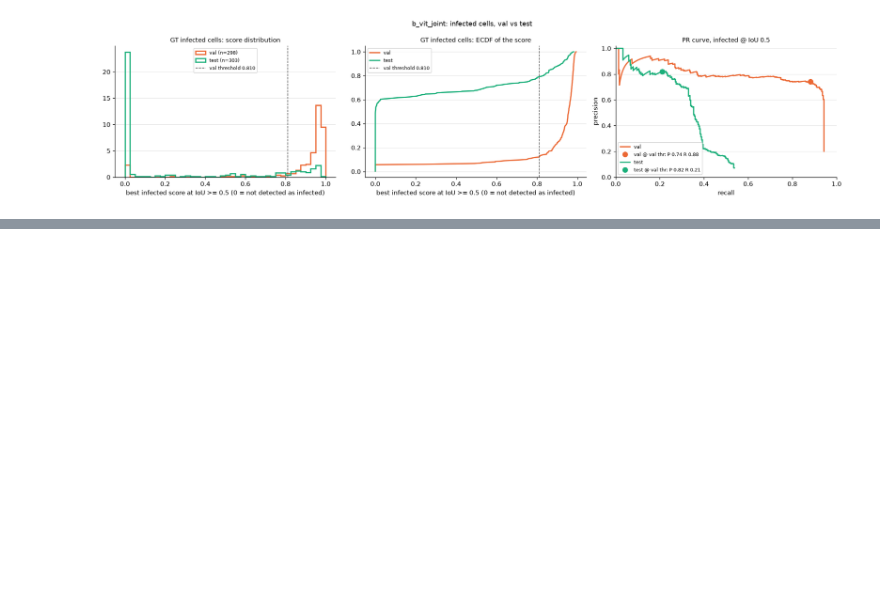
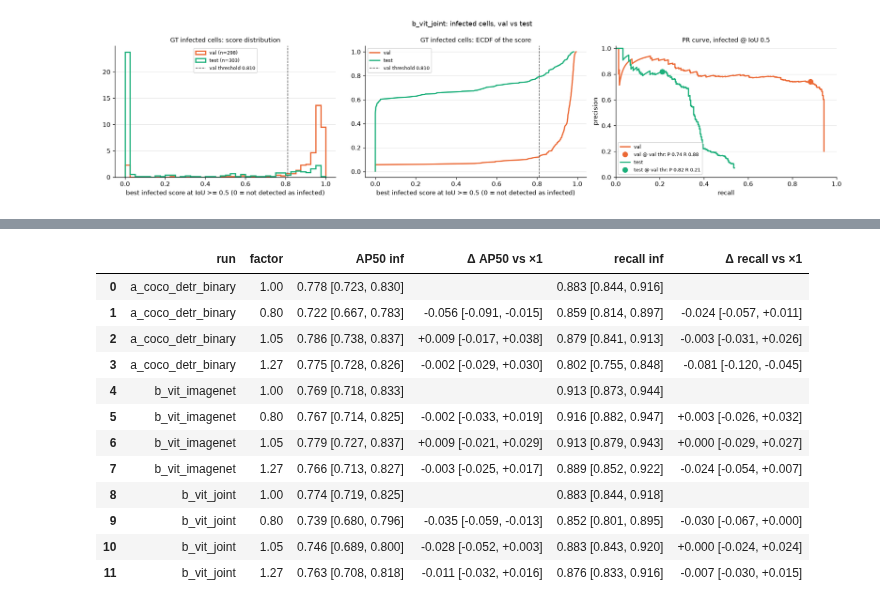
Before and after one commit to Daito6/malaria-ssl-detr, a Jupyter notebook: notebooks/04_detr_ssl.ipynb, the cells around one changed output, grey strips where cells are left out. Saved outputs shown, nothing was run; the diff lists cells and outputs as text; code cells hidden in the pictures; blank space fills up the shorter version.

```diff
--- a/notebooks/04_detr_ssl.ipynb
+++ b/notebooks/04_detr_ssl.ipynb
@@ -130,0 +178,8 @@ b_vit_joint
+# %%
+pv = pd.read_csv(T / 'phase4_probe_val_test.csv')
+def f3(r, k):
+    return f"{r[k]:.3f} [{r[k + '_lo']:.3f}, {r[k + '_hi']:.3f}]"
+pd.DataFrame({'encoder': pv['encoder'], 'method': pv['method'],
+              **{f'{sp} {k}': [f3(r, f'{sp}_{k}') for _, r in pv.iterrows()]
+                 for k in ('auprc_infected', 'auroc_infected') for sp in ('val', 'test')},
+              'test macro_f1': [f3(r, 'test_macro_f1') for _, r in pv.iterrows()]})
@@ -130,0 +223,23 @@ b_vit_joint
+# %%
+sc = pd.read_csv(T / 'phase4_scale.csv')
+def fd(r, m):
+    return '' if pd.isna(r[f'd{m}_vs_base']) else f"{r[f'd{m}_vs_base']:+.3f} [{r[f'd{m}_lo']:+.3f}, {r[f'd{m}_hi']:+.3f}]"
+pd.DataFrame({'run': sc['run'], 'factor': sc['factor'],
+              'AP50 inf': [f3(r, 'AP50_infected') for _, r in sc.iterrows()],
+              'Δ AP50 vs ×1': [fd(r, 'AP50') for _, r in sc.iterrows()],
+              'recall inf': [f3(r, 'recall_infected') for _, r in sc.iterrows()],
+              'Δ recall vs ×1': [fd(r, 'recall') for _, r in sc.iterrows()]})
+# %% [output]
+|  | run | factor | AP50 inf | Δ AP50 vs ×1 | recall inf | Δ recall vs ×1 |
+| 0 | a_coco_detr_binary | 1.00 | 0.778 [0.723, 0.830] |  | 0.883 [0.844, 0.916] |  |
+| 1 | a_coco_detr_binary | 0.80 | 0.722 [0.667, 0.783] | -0.056 [-0.091, -0.015] | 0.859 [0.814, 0.897] | -0.024 [-0.057, +0.011] |
+| 2 | a_coco_detr_binary | 1.05 | 0.786 [0.738, 0.837] | +0.009 [-0.017, +0.038] | 0.879 [0.841, 0.913] | -0.003 [-0.031, +0.026] |
+| 3 | a_coco_detr_binary | 1.27 | 0.775 [0.728, 0.826] | -0.002 [-0.029, +0.030] | 0.802 [0.755, 0.848] | -0.081 [-0.120, -0.045] |
+| 4 | b_vit_imagenet | 1.00 | 0.769 [0.718, 0.833] |  | 0.913 [0.873, 0.944] |  |
+| 5 | b_vit_imagenet | 0.80 | 0.767 [0.714, 0.825] | -0.002 [-0.033, +0.019] | 0.916 [0.882, 0.947] | +0.003 [-0.026, +0.032] |
+| 6 | b_vit_imagenet | 1.05 | 0.779 [0.727, 0.837] | +0.009 [-0.021, +0.029] | 0.913 [0.879, 0.943] | +0.000 [-0.029, +0.027] |
+| 7 | b_vit_imagenet | 1.27 | 0.766 [0.713, 0.827] | -0.003 [-0.025, +0.017] | 0.889 [0.852, 0.922] | -0.024 [-0.054, +0.007] |
+| 8 | b_vit_joint | 1.00 | 0.774 [0.719, 0.825] |  | 0.883 [0.844, 0.918] |  |
+| 9 | b_vit_joint | 0.80 | 0.739 [0.680, 0.796] | -0.035 [-0.059, -0.013] | 0.852 [0.801, 0.895] | -0.030 [-0.067, +0.000] |
+| 10 | b_vit_joint | 1.05 | 0.746 [0.689, 0.800] | -0.028 [-0.052, +0.003] | 0.883 [0.843, 0.920] | +0.000 [-0.024, +0.024] |
+| 11 | b_vit_joint | 1.27 | 0.763 [0.708, 0.818] | -0.011 [-0.032, +0.016] | 0.876 [0.833, 0.916] | -0.007 [-0.030, +0.015] |
```
Also changed, not shown: parts of 9 cells of this notebook, 39 other files.
